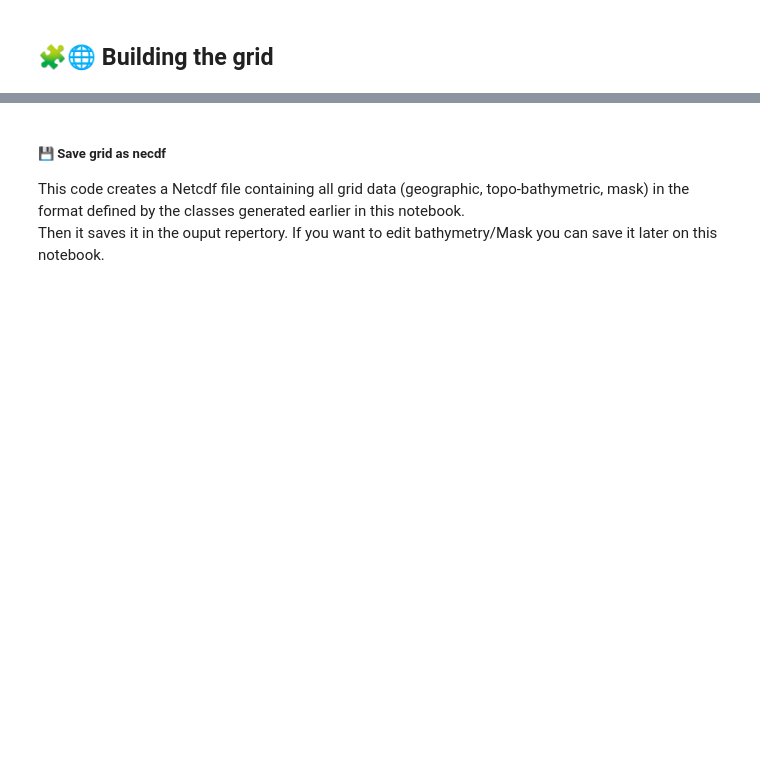
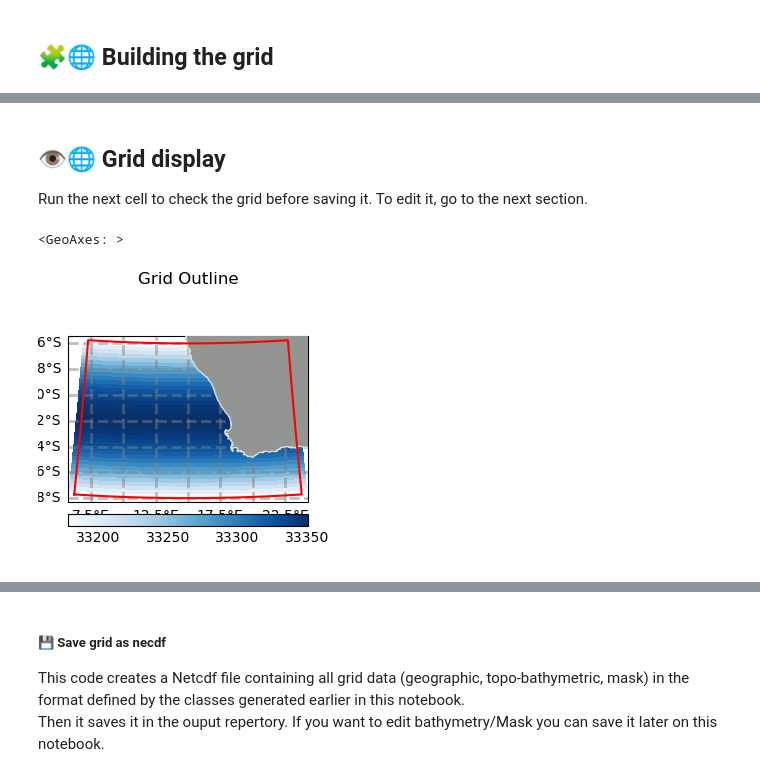
Before and after one commit to alcoat/croco_pytools, a Jupyter notebook: prepro/make_grid.ipynb, the cells around one changed output, grey strips where cells are left out. Drawn from its saved outputs; the diff is of its cells as text; code cells hidden in the pictures; blank space fills up the shorter version.

```diff
--- a/prepro/make_grid.ipynb
+++ b/prepro/make_grid.ipynb
@@ -63,3 +105,18 @@ Interpolating topography to CROCO grid
   499     4   33 rx_max = 0.2000000    32   19 ry_max = 0.2000767
 
  Wall Clock time spent in smoothing    0.02 sec running   1 threads.
+# %% [markdown]
+## 👁️🌐 Grid display
+Run the next cell to check the grid before saving it. To edit it, go to the next section.
+# %%
+from Modules.map_tools.map_tools import plot_grid, plot_outline, plot_topo
+
+plt.style.use('_mpl-gallery')
+figure = plt.figure(figsize = (3,3))
+ax = plot_outline(grid, figure)
+figure.suptitle('Grid Outline')
+#plot_grid(grid, figure, ax, saved_config['Files']['shp_file'], zview='topo',plot_shape = True)
+plot_grid(grid, figure, ax, saved_config['Files']['shp_file'], zview='1/pn',plot_shape = True)
+# %% [output]
+<GeoAxes: >
+[figure, added]
```
Also changed, not shown: parts of 16 cells of this notebook, 2 other files.
